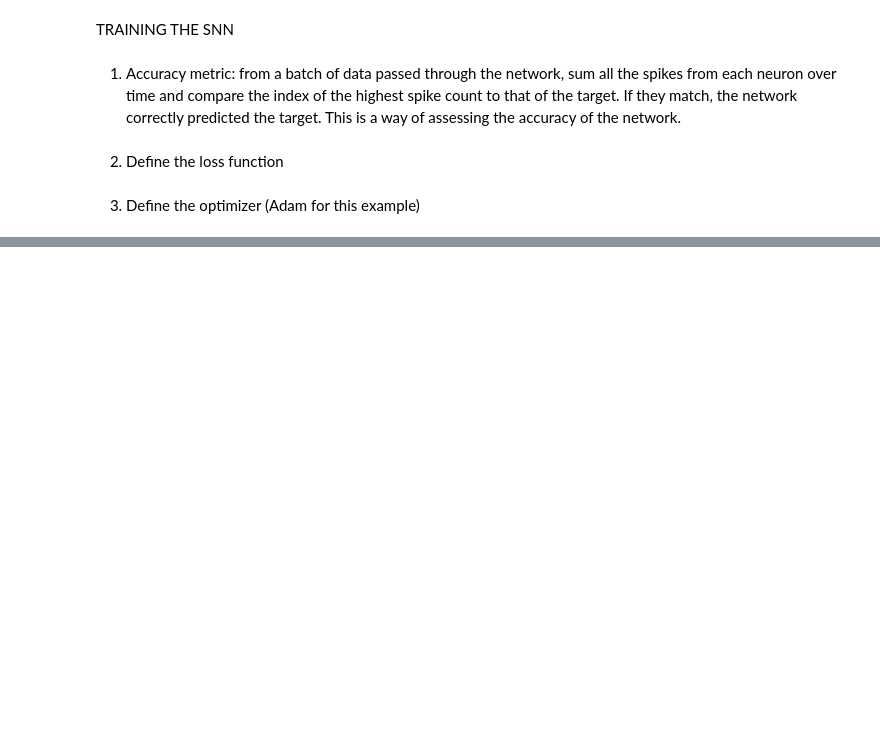
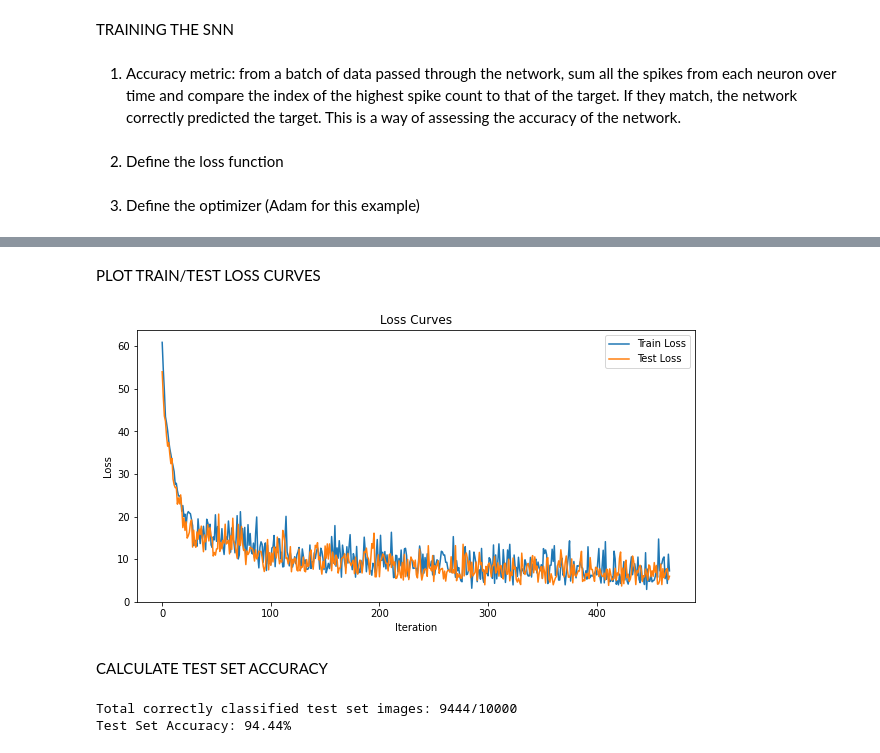
Before and after one commit to andrewsiyoon/spiking-seRNN, a Jupyter notebook: Standard_SNN.ipynb, the cells around one changed output, grey strips where cells are left out. Cells and saved outputs as stored; diff of their text form; code cells hidden in the pictures; blank space fills up the shorter version.

```diff
--- a/Standard_SNN.ipynb
+++ b/Standard_SNN.ipynb
@@ -160,23 +157,0 @@ optimizer = torch.optim.Adam(net.parameters(), lr=5e-4, betas=(0.9, 0.999))
-# %%
-#Take the first batch of data and load into CUDA
-
-data, targets = next(iter(train_loader))
-data = data.to(device)
-targets = targets.to(device)
-
-#Flatten the input data into a vector of size 784 then pass it into the network
-
-spk_rec, mem_rec = net(data.view(batch_size, -1)) #Batch_size was defined earlier as 784, then transformed into a 28*28
-#The input is taken across 25 time steps, 128 data samples, and 10 output neurons which you can see through print(mem_rec.size())
-
-#Calculate the loss by:
-
-#Initializing the total loss value
-loss_val = torch.zeros((1), dtype=dtype, device=device)
-
-#Summing loss at every step
-for step in range(num_steps):
-  loss_val += loss(mem_rec[step], targets)
-
-#Printing the loss
-print(f"Training loss: {loss_val.item():.3f}")
@@ -238,0 +234,42 @@ for epoch in range(num_epochs):
+# %% [markdown]
+PLOT TRAIN/TEST LOSS CURVES
+# %%
+# Plot Loss
+fig = plt.figure(facecolor="w", figsize=(10, 5))
+plt.plot(loss_hist)
+plt.plot(test_loss_hist)
+plt.title("Loss Curves")
+plt.legend(["Train Loss", "Test Loss"])
+plt.xlabel("Iteration")
+plt.ylabel("Loss")
+plt.show()
+# %% [output]
+[figure, added]
+# %% [markdown]
+CALCULATE TEST SET ACCURACY
+# %%
+total = 0
+correct = 0
+
+# drop_last switched to False to keep all samples
+test_loader = DataLoader(mnist_test, batch_size=batch_size, shuffle=True, drop_last=False)
+
+with torch.no_grad():
+  net.eval()
+  for data, targets in test_loader:
+    data = data.to(device)
+    targets = targets.to(device)
+
+    # forward pass
+    test_spk, _ = net(data.view(data.size(0), -1))
+
+    # calculate total accuracy
+    _, predicted = test_spk.sum(dim=0).max(1)
+    total += targets.size(0)
+    correct += (predicted == targets).sum().item()
+
+print(f"Total correctly classified test set images: {correct}/{total}")
+print(f"Test Set Accuracy: {100 * correct / total:.2f}%")
+# %% [output]
+Total correctly classified test set images: 9444/10000
+Test Set Accuracy: 94.44%
```
Also changed, not shown: parts of 8 cells of this notebook.
